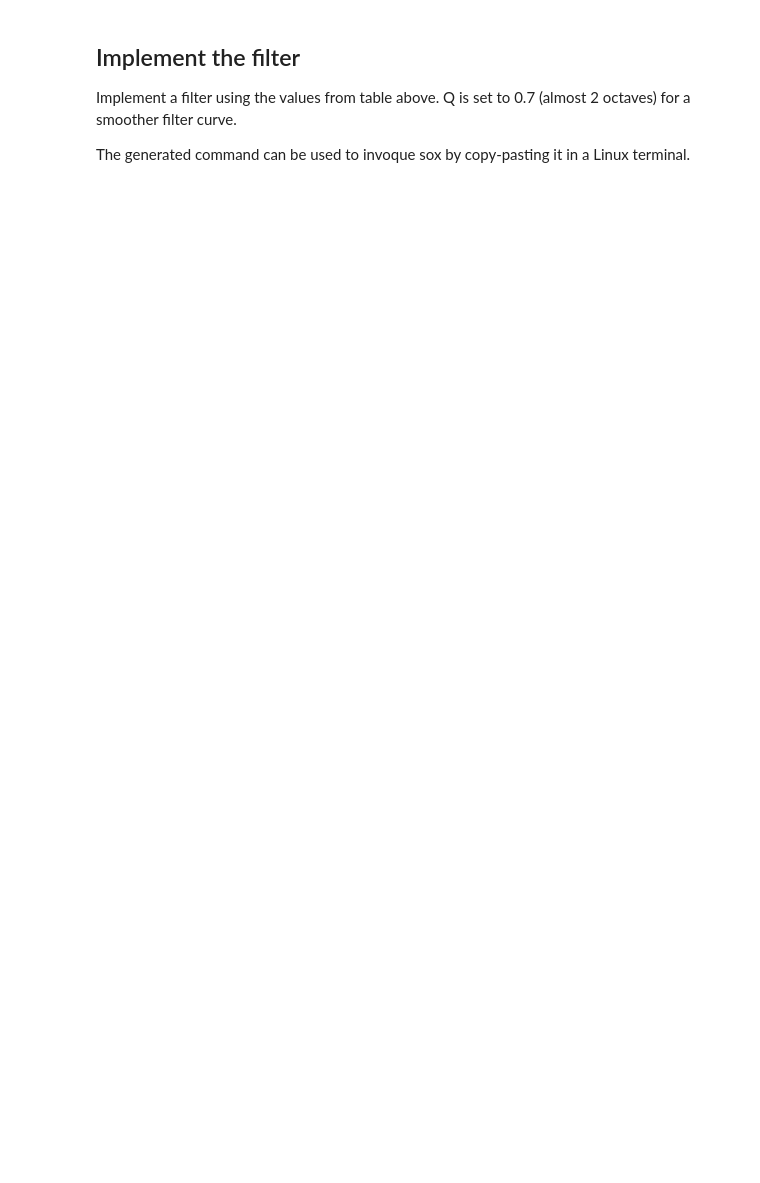
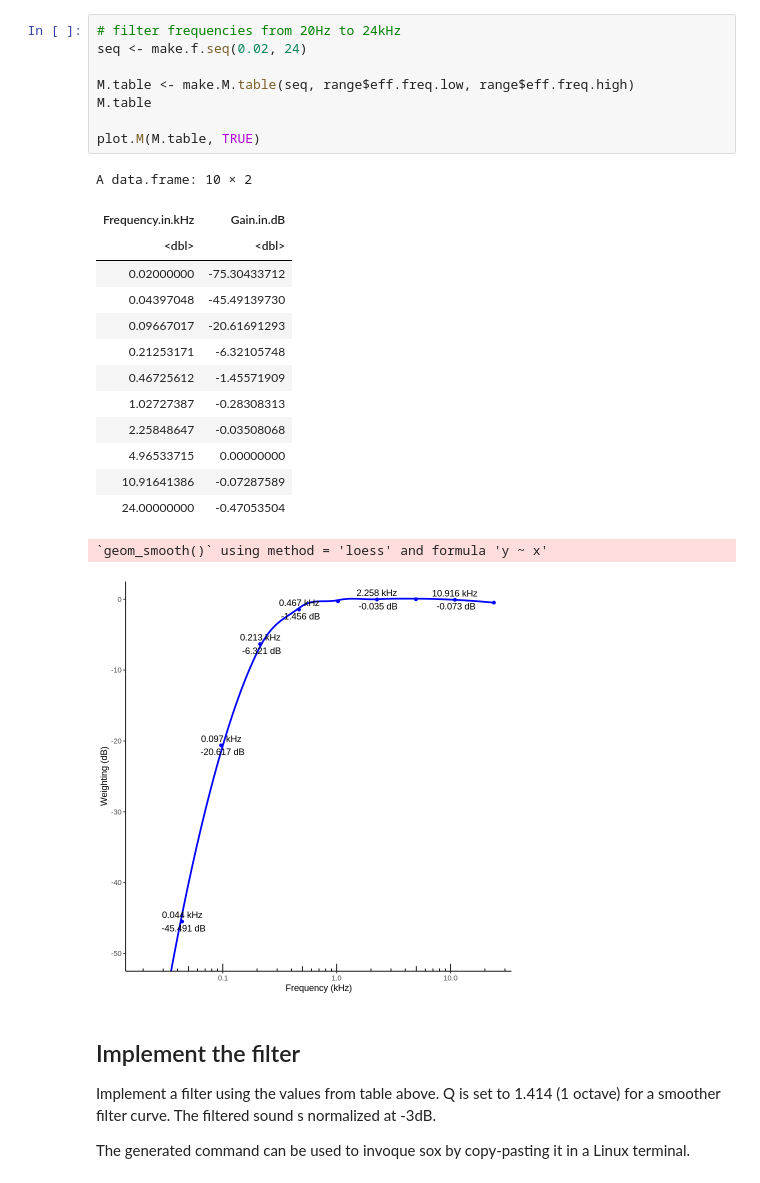
Before and after one commit to MfN-Berlin/HIP_Audio_Filters, a Jupyter notebook: notebook-home/Delphinapterus_leucas.ipynb, the cells around one changed output. Drawn from its saved outputs; the diff is of its cells as text; blank space fills up the shorter version.

Commit message:
Updated specific filters

```diff
--- a/notebook-home/Delphinapterus_leucas.ipynb
+++ b/notebook-home/Delphinapterus_leucas.ipynb
@@ -55,6 +34,30 @@ A data.frame: 10 × 2
+# %%
+# filter frequencies from 20Hz to 24kHz
+seq <- make.f.seq(0.02, 24)
+
+M.table <- make.M.table(seq, range$eff.freq.low, range$eff.freq.high)
+M.table
+
+plot.M(M.table, TRUE)
+# %% [output]
+A data.frame: 10 × 2
+| Frequency.in.kHz | Gain.in.dB |
+| <dbl> | <dbl> |
+| 0.02000000 | -75.30433712 |
+| 0.04397048 | -45.49139730 |
+| 0.09667017 | -20.61691293 |
+| 0.21253171 | -6.32105748 |
+| 0.46725612 | -1.45571909 |
+| 1.02727387 | -0.28308313 |
+| 2.25848647 | -0.03508068 |
+| 4.96533715 | 0.00000000 |
+| 10.91641386 | -0.07287589 |
+| 24.00000000 | -0.47053504 |
+`geom_smooth()` using method = 'loess' and formula 'y ~ x'
+[figure, added]
 # %% [markdown]
 ## Implement the filter
-Implement a filter using the values from table above. Q is set to 0.7 (almost 2 octaves) for a smoother filter curve.
+Implement a filter using the values from table above. Q is set to 1.414 (1 octave) for a smoother filter curve. The filtered sound s normalized at -3dB.
 
 The generated command can be used to invoque sox by copy-pasting it in a Linux terminal.
 # %%
```
Also changed, not shown: parts of 11 cells of this notebook, 23 other files.
